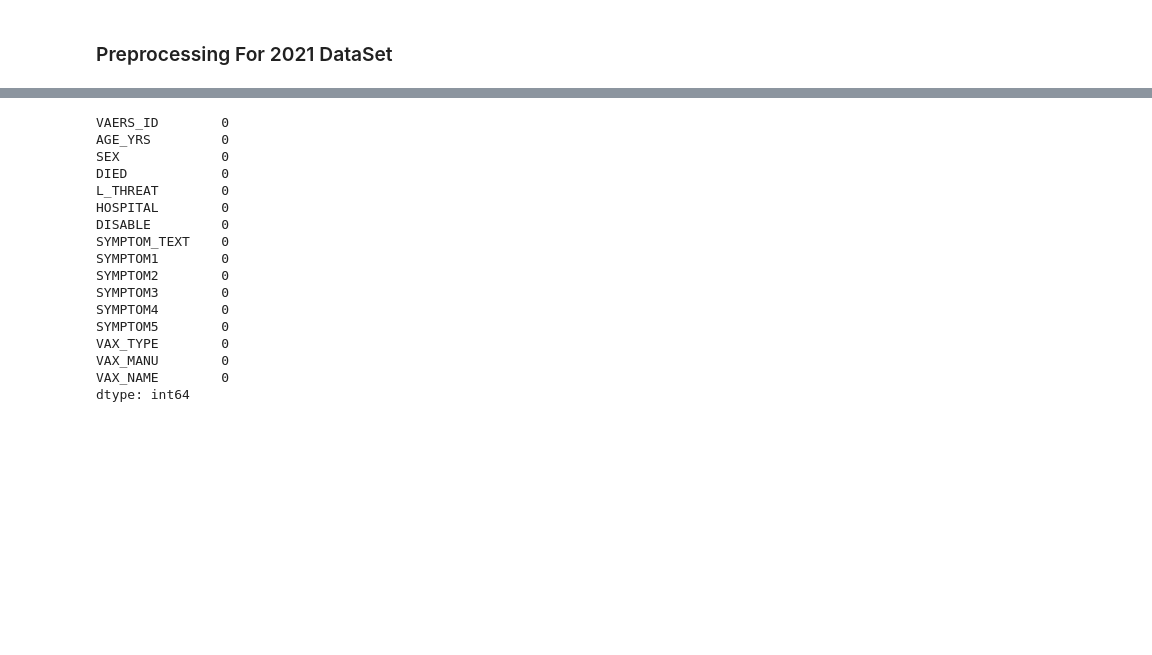
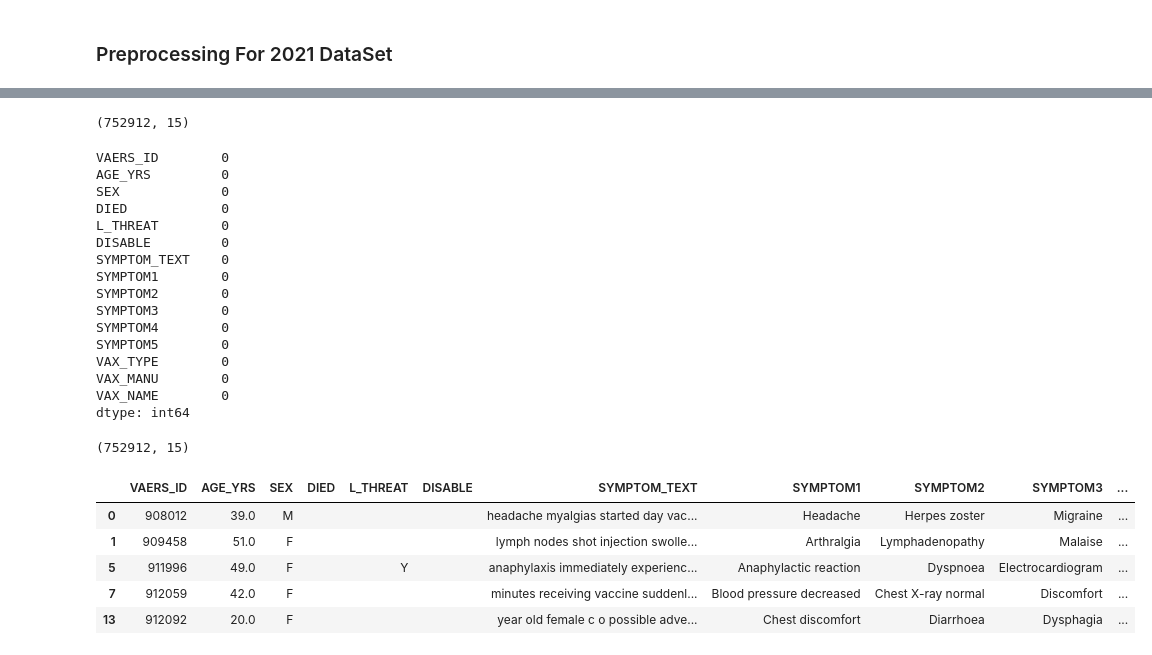
Before and after one commit to siddu28/ds-rpc-02, a Jupyter notebook: src/preprocessing/data_cleaning.ipynb, the cells around one changed output, grey strips where cells are left out. Drawn from its saved outputs; the diff is of its cells as text; code cells hidden in the pictures; blank space fills up the shorter version.

Commit message:
Done preprocessing for year 2021

```diff
--- a/src/preprocessing/data_cleaning.ipynb
+++ b/src/preprocessing/data_cleaning.ipynb
@@ -307,0 +341,2 @@ for col in ["SYMPTOM2", "SYMPTOM3", "SYMPTOM4", "SYMPTOM5"]:
+# %%
+df_2021 = df_2021.drop_duplicates(subset=['VAERS_ID'], keep='first')
@@ -308,20 +390,43 @@ for col in ["SYMPTOM2", "SYMPTOM3", "SYMPTOM4", "SYMPTOM5"]:
+# %%
+df_2021.shape
+# %% [output]
+(752912, 15)
+# %%
+for col in ["DIED", "L_THREAT", "DISABLE"]:
+    df_2021[col] = df_2021[col].fillna("")
+
+df_2021["AGE_YRS"] = df_2021["AGE_YRS"].fillna(-1)
+# %%
+df_2021.isnull().sum()
+# %% [output]
+VAERS_ID        0
+AGE_YRS         0
+SEX             0
+DIED            0
+L_THREAT        0
+DISABLE         0
+SYMPTOM_TEXT    0
+SYMPTOM1        0
+SYMPTOM2        0
+SYMPTOM3        0
+SYMPTOM4        0
+SYMPTOM5        0
+VAX_TYPE        0
+VAX_MANU        0
+VAX_NAME        0
+dtype: int64
 # %%
-df_2021.isnull().sum()
+df_2021.shape
 # %% [output]
-VAERS_ID        0
-AGE_YRS         0
-SEX             0
-DIED            0
-L_THREAT        0
-HOSPITAL        0
-DISABLE         0
-SYMPTOM_TEXT    0
-SYMPTOM1        0
-SYMPTOM2        0
-SYMPTOM3        0
-SYMPTOM4        0
-SYMPTOM5        0
-VAX_TYPE        0
-VAX_MANU        0
-VAX_NAME        0
-dtype: int64
+(752912, 15)
+# %%
+df_2021["SYMPTOM_TEXT"] = preprocess_texts(df_2021["SYMPTOM_TEXT"].tolist())
+# %%
+df_2021.head()
+# %% [output]
+|  | VAERS_ID | AGE_YRS | SEX | DIED | L_THREAT | DISABLE | SYMPTOM_TEXT | SYMPTOM1 | SYMPTOM2 | SYMPTOM3 | ... |
+| 0 | 908012 | 39.0 | M |  |  |  | headache myalgias started day vac... | Headache | Herpes zoster | Migraine | ... |
+| 1 | 909458 | 51.0 | F |  |  |  | lymph nodes shot injection swolle... | Arthralgia | Lymphadenopathy | Malaise | ... |
+| 5 | 911996 | 49.0 | F |  | Y |  | anaphylaxis immediately experienc... | Anaphylactic reaction | Dyspnoea | Electrocardiogram | ... |
+| 7 | 912059 | 42.0 | F |  |  |  | minutes receiving vaccine suddenl... | Blood pressure decreased | Chest X-ray normal | Discomfort | ... |
+| 13 | 912092 | 20.0 | F |  |  |  | year old female c o possible adve... | Chest discomfort | Diarrhoea | Dysphagia | ... |
```
Also changed, not shown: parts of 14 cells of this notebook.
